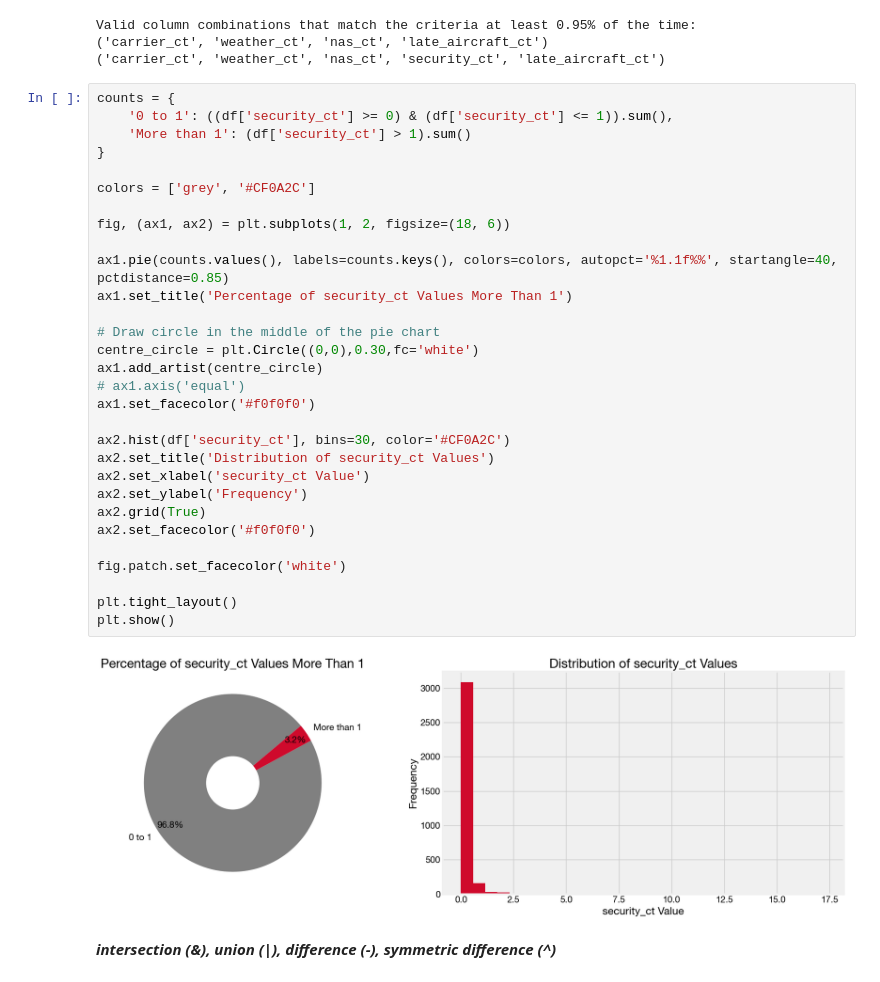
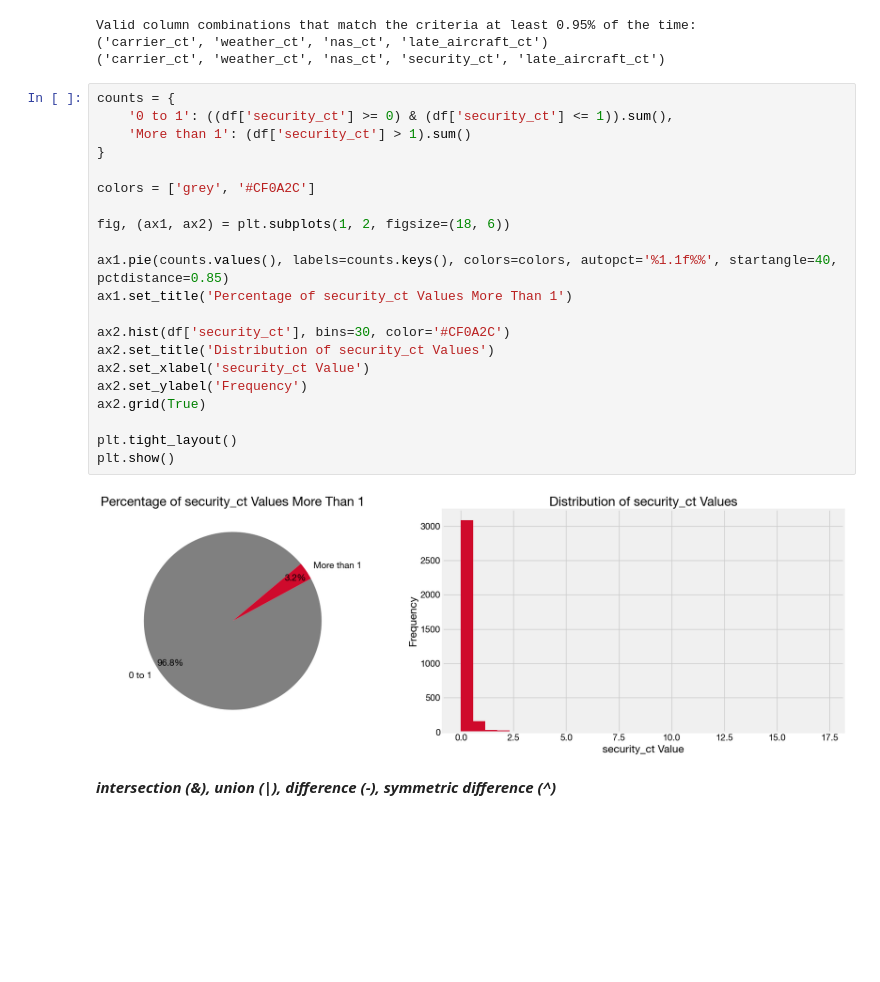
Before and after one commit to dominik117/flight-delays, a Jupyter notebook: eda_airlines.ipynb, the cells around one changed output. Drawn from its saved outputs; the diff is of its cells as text; blank space fills up the shorter version.

```diff
--- a/eda_airlines.ipynb
+++ b/eda_airlines.ipynb
@@ -163,35 +170,26 @@ Valid column combinations that match the criteria at least 0.95% of the time:
 # %%
 counts = {
     '0 to 1': ((df['security_ct'] >= 0) & (df['security_ct'] <= 1)).sum(),
     'More than 1': (df['security_ct'] > 1).sum()
 }
 
 colors = ['grey', '#CF0A2C']
 
 fig, (ax1, ax2) = plt.subplots(1, 2, figsize=(18, 6))
 
 ax1.pie(counts.values(), labels=counts.keys(), colors=colors, autopct='%1.1f%%', startangle=40, pctdistance=0.85)
 ax1.set_title('Percentage of security_ct Values More Than 1')
 
-# Draw circle in the middle of the pie chart
-centre_circle = plt.Circle((0,0),0.30,fc='white')
-ax1.add_artist(centre_circle)
-# ax1.axis('equal')
-ax1.set_facecolor('#f0f0f0')
-
 ax2.hist(df['security_ct'], bins=30, color='#CF0A2C')
 ax2.set_title('Distribution of security_ct Values')
 ax2.set_xlabel('security_ct Value')
 ax2.set_ylabel('Frequency')
 ax2.grid(True)
-ax2.set_facecolor('#f0f0f0')
-
-fig.patch.set_facecolor('white')
 
 plt.tight_layout()
 plt.show()
 # %% [output]
-[figure, old version]
+[figure, new version]
 # %% [markdown]
 ***intersection (&), union (|), difference (-), symmetric difference (^)***
 # %%
```
Also changed, not shown: parts of 13 cells of this notebook, 1 other file.
